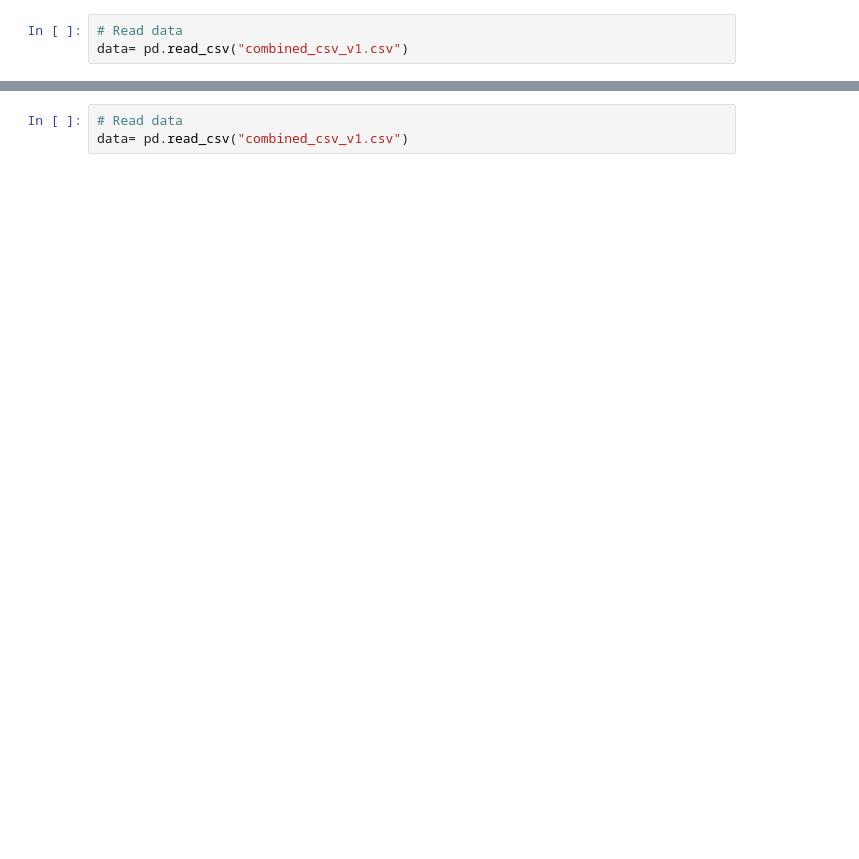
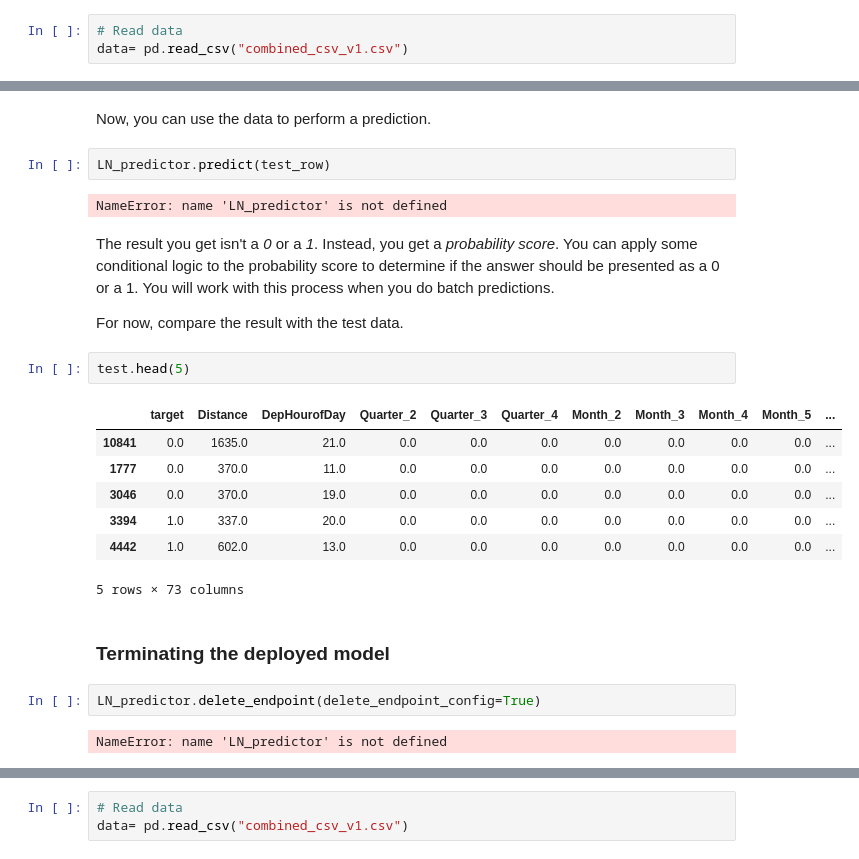
Before and after one commit to KayHuynh14/DataScienceFinalProj, a Jupyter notebook: FinalProj_u3245926_oncloud.ipynb, the cells around one changed output, grey strips where cells are left out. Cells and saved outputs as stored; diff of their text form; blank space fills up the shorter version.

```diff
--- a/FinalProj_u3245926_oncloud.ipynb
+++ b/FinalProj_u3245926_oncloud.ipynb
@@ -125,0 +142,26 @@ plot_roc(y_test, y_scores)
+# %% [markdown]
+Now, you can use the data to perform a prediction.
+# %%
+LN_predictor.predict(test_row)
+# %% [output]
+NameError: name 'LN_predictor' is not defined
+# %% [markdown]
+The result you get isn't a *0* or a *1*. Instead, you get a *probability score*. You can apply some conditional logic to the probability score to determine if the answer should be presented as a 0 or a 1. You will work with this process when you do batch predictions.
+
+For now, compare the result with the test data.
+# %%
+test.head(5)
+# %% [output]
+|  | target | Distance | DepHourofDay | Quarter_2 | Quarter_3 | Quarter_4 | Month_2 | Month_3 | Month_4 | Month_5 | ... |
+| 10841 | 0.0 | 1635.0 | 21.0 | 0.0 | 0.0 | 0.0 | 0.0 | 0.0 | 0.0 | 0.0 | ... |
+| 1777 | 0.0 | 370.0 | 11.0 | 0.0 | 0.0 | 0.0 | 0.0 | 0.0 | 0.0 | 0.0 | ... |
+| 3046 | 0.0 | 370.0 | 19.0 | 0.0 | 0.0 | 0.0 | 0.0 | 0.0 | 0.0 | 0.0 | ... |
+| 3394 | 1.0 | 337.0 | 20.0 | 0.0 | 0.0 | 0.0 | 0.0 | 0.0 | 0.0 | 0.0 | ... |
+| 4442 | 1.0 | 602.0 | 13.0 | 0.0 | 0.0 | 0.0 | 0.0 | 0.0 | 0.0 | 0.0 | ... |
+5 rows × 73 columns
+# %% [markdown]
+### Terminating the deployed model
+# %%
+LN_predictor.delete_endpoint(delete_endpoint_config=True)
+# %% [output]
+NameError: name 'LN_predictor' is not defined
```
Also changed, not shown: parts of 227 cells of this notebook, 1 other file.
